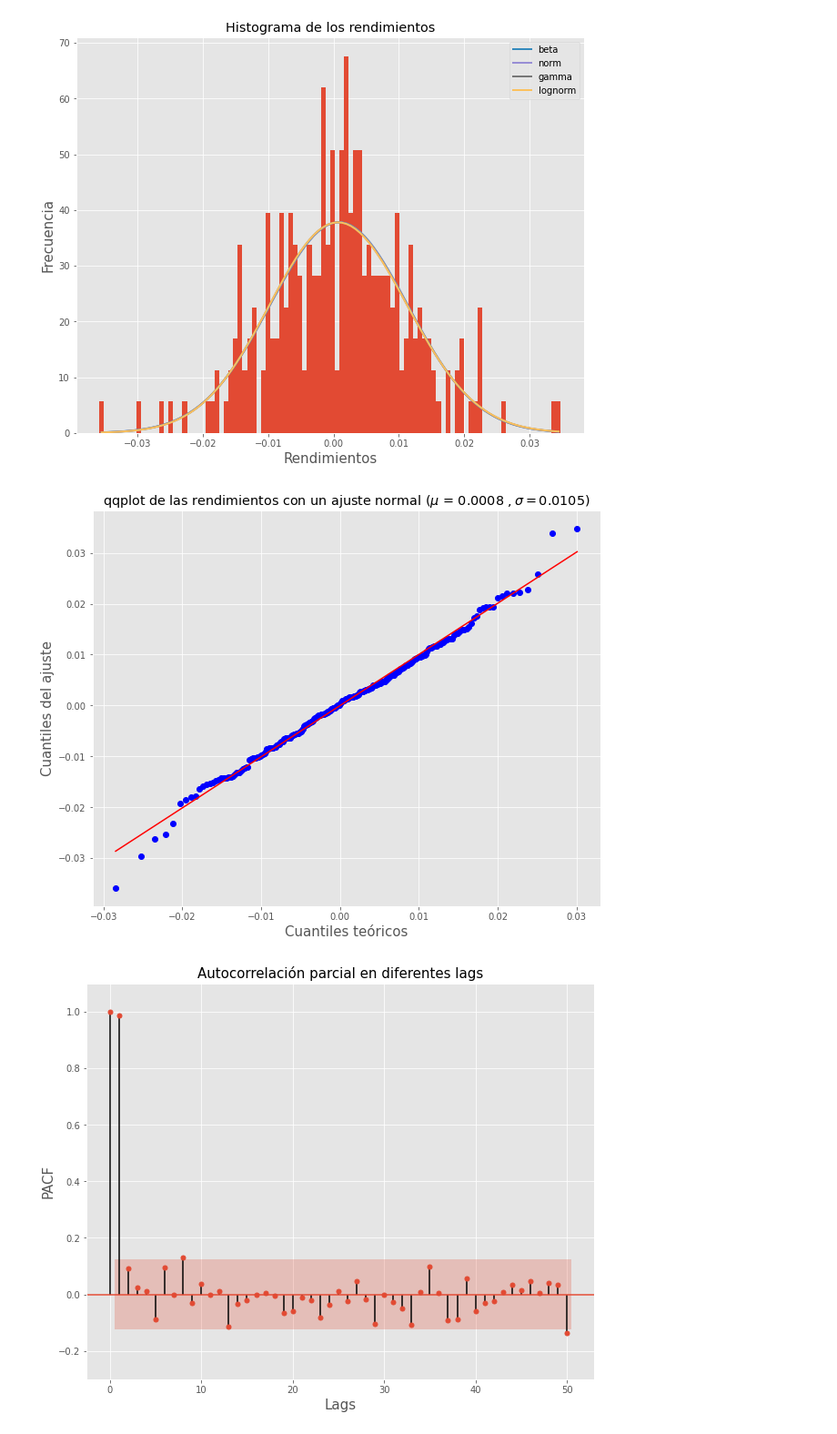
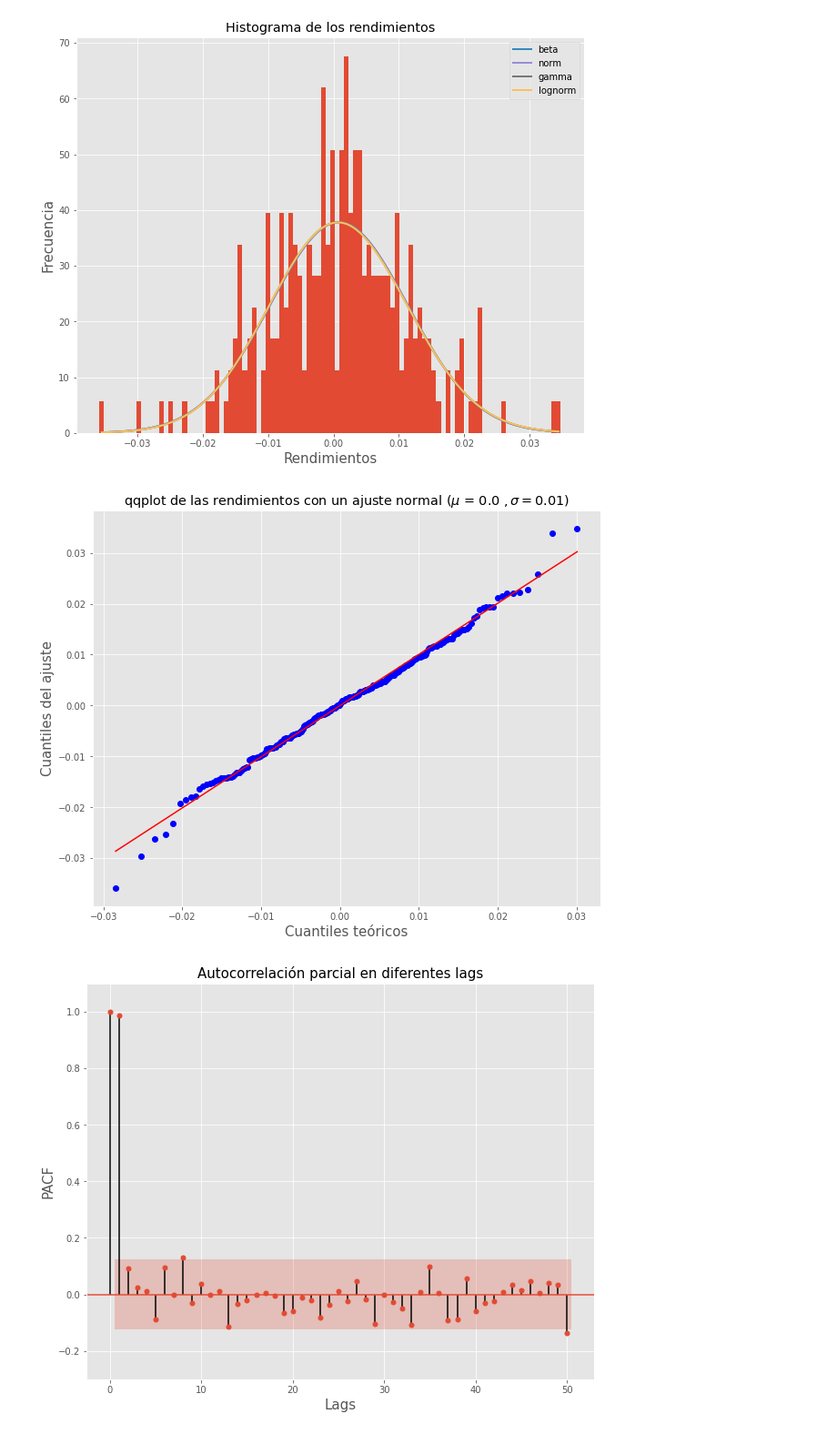
Before and after one commit to scardenol/proc_est2, a Jupyter notebook: P1.ipynb, the cells around one changed output. Shown at 91% size. Drawn from its saved outputs; the diff is of its cells as text; code cells hidden in the pictures.

```diff
--- a/P1.ipynb
+++ b/P1.ipynb
@@ -345,18 +345,18 @@ plt.ylabel('Frecuencia', fontsize = 15);
 # %%
 # QQplot respecto al ajuste normal
 params = f.fitted_param["norm"]
-mu_hat = round(params[0], 4)
-sigma_hat = round(params[1],4)
+mu_hat = round(params[0], 2)
+sigma_hat = round(params[1],2)
 
 plt.figure(figsize=(10,8))
 stats.probplot(rendimientos.iloc[:,0].to_numpy(), dist=stats.norm, sparams=params, plot=pylab);
 
 title = 'qqplot de las rendimientos con un ajuste normal ($\mu$ = ' + str(mu_hat) + ' $,\sigma = $' + str(sigma_hat) + ')'
 plt.title(title);
 plt.xlabel('Cuantiles teóricos', fontsize = 15);
 plt.ylabel('Cuantiles del ajuste', fontsize = 15);
 # %% [output]
-[figure, old version]
+[figure, new version]
 # %%
 # Autocorrelación parcial de orden 1
 fig, ax = plt.subplots(figsize=(10,8))
```
Also changed, not shown: parts of 19 cells of this notebook.
